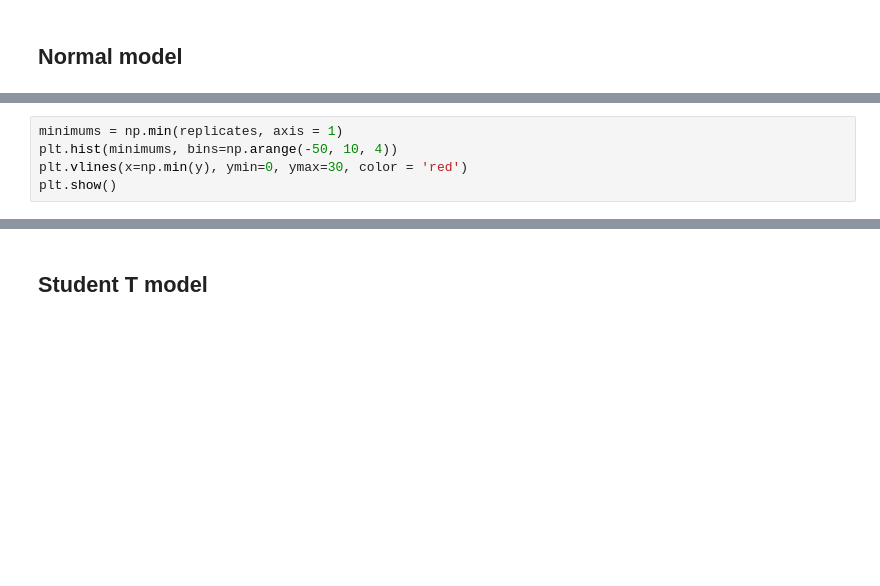
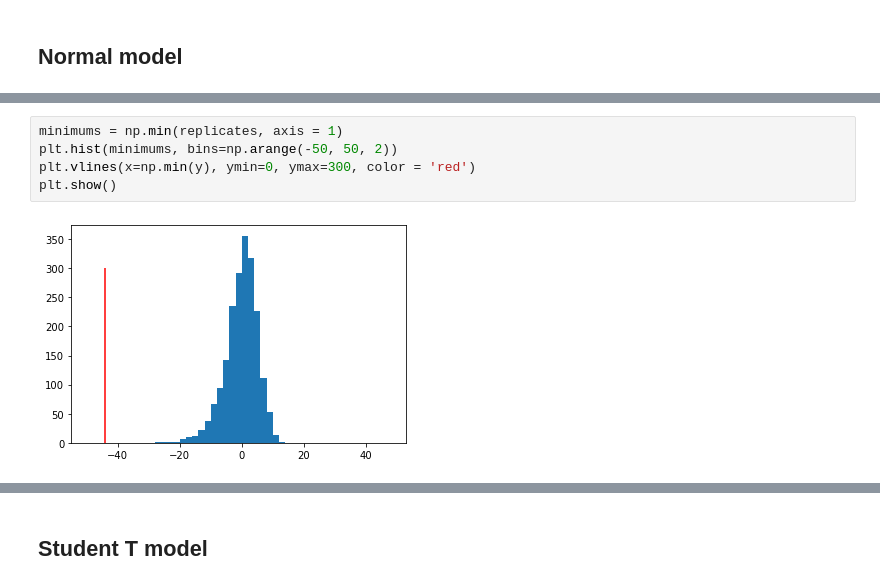
Before and after one commit to mpdylan/INFO510-public, a Jupyter notebook: notebooks/checking/speed_of_light_ppc.ipynb, the cells around one changed output, grey strips where cells are left out. Drawn from its saved outputs; the diff is of its cells as text; blank space fills up the shorter version.

```diff
--- a/notebooks/checking/speed_of_light_ppc.ipynb
+++ b/notebooks/checking/speed_of_light_ppc.ipynb
@@ -46,8 +67,10 @@ fig.suptitle(
 # %%
 minimums = np.min(replicates, axis = 1)
-plt.hist(minimums, bins=np.arange(-50, 10, 4))
-plt.vlines(x=np.min(y), ymin=0, ymax=30, color = 'red')
+plt.hist(minimums, bins=np.arange(-50, 50, 2))
+plt.vlines(x=np.min(y), ymin=0, ymax=300, color = 'red')
 plt.show()
+# %% [output]
+[figure, added]
 # %%
 # Normal model in PyMC3
 with pm.Model() as model:
```
Also changed, not shown: parts of 20 cells of this notebook.
